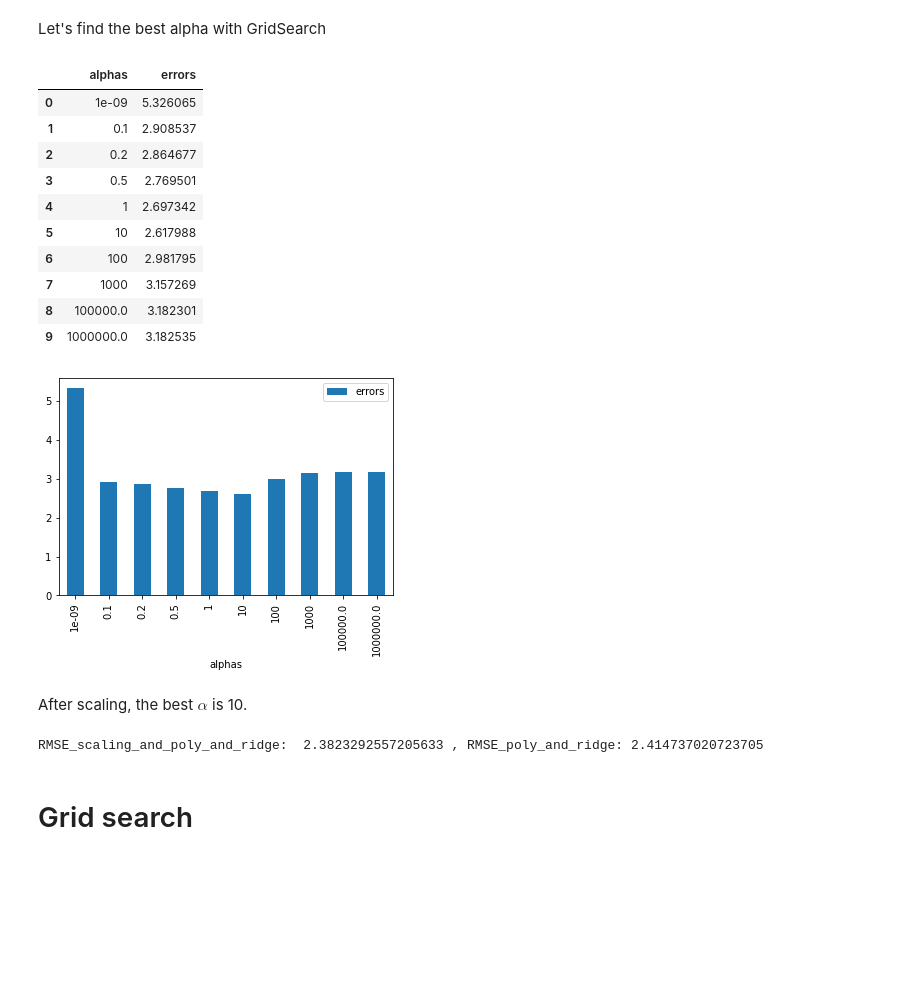
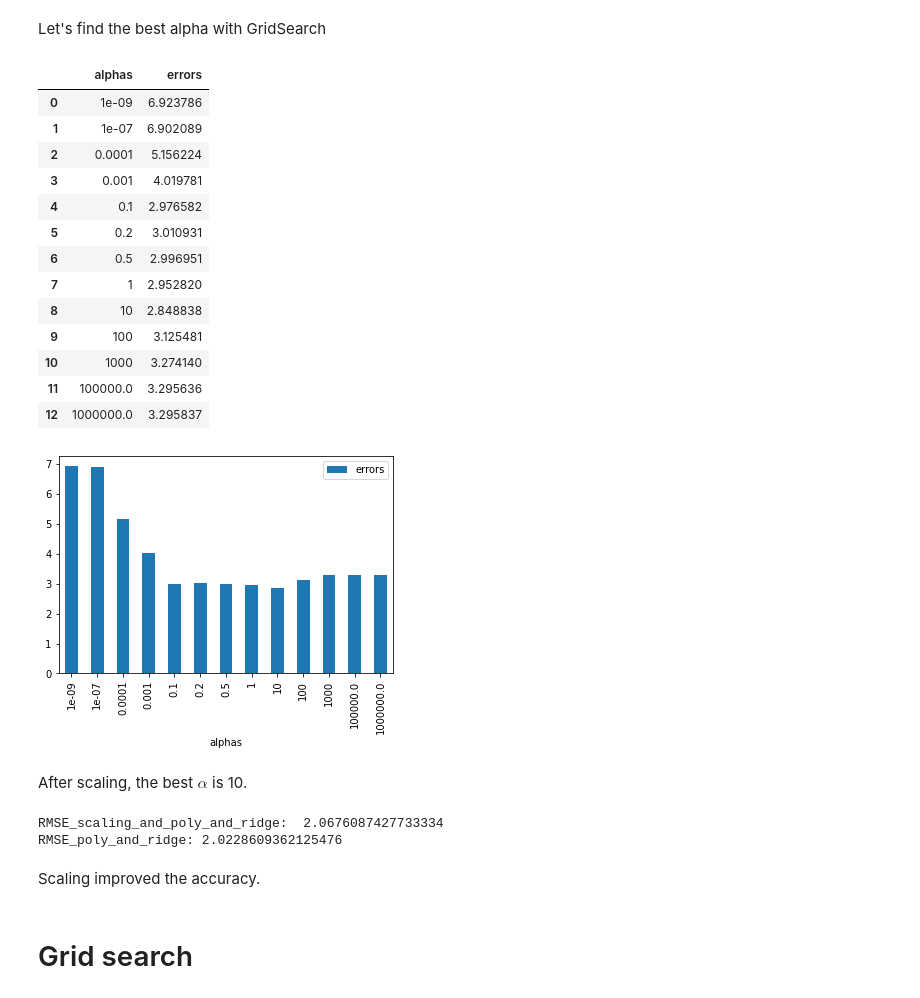
Before and after one commit to andreaaraldo/machine-learning-for-networks, a Jupyter notebook: 02.regression/c.regularization.ipynb, the cells around one changed output. Cells and saved outputs as stored; diff of their text form; code cells hidden in the pictures; blank space fills up the shorter version.

```diff
--- a/02.regression/c.regularization.ipynb
+++ b/02.regression/c.regularization.ipynb
@@ -104,8 +104,8 @@ df.head()
 # %% [markdown]
 Let's try to infer BufferHealth from the following features
 # %%
-features = ['PacketsSent', 'PacketsReceived',
-            'BytesSent1', 'KBytesReceived_log','BytesSent_log']
+features = ['KBytesReceived_log','BytesSent_log', 'PacketsSent',
+            'PacketsReceived', 'BytesSent1']
 
 X = df[features].values
 y = df['BufferHealth'].values
@@ -113,7 +113,7 @@ y = df['BufferHealth'].values
 We will try different parameters of a model on the training set and evaluate their performance on the test set.
 # %%
 X_train, X_test, y_train, y_test =train_test_split(
-    X,y, test_size=0.2, shuffle=True, random_state=7)
+    X,y, test_size=0.3, shuffle=True, random_state=7)
 # %% [markdown]
 Let's first try a simple linear regression
 # %%
@@ -180,7 +180,7 @@ df_errors
 # %% [markdown]
 Let's analyze the best Ridge regression model.
 # %%
-model = Ridge(alpha=10000)
+model = Ridge(alpha=100000)
 model.fit(X_train, y_train)
 stats.summary(model, X_train, y_train)
 # %% [output]
@@ -328,32 +334,35 @@ def MyScalingAndPolyRidge(degree=2, alpha=2):
 # %% [markdown]
 Let's find the best alpha with GridSearch
 # %%
-alphas = [1e-9, 0.1, 0.2, 0.5, 1, 10, 100, 1000, 1e5, 1e6]
+alphas = [1e-9, 1e-7, 1e-4, 1e-3, 0.1, 0.2, 0.5, 1, 10, 100, 1000, 1e5, 1e6]
 errors = []
 for a in alphas:
     scores = cross_val_score(MyScalingAndPolyRidge(degree=2,
                     alpha=a),
                 X_train, y_train, cv=k_fold,
                 scoring = 'neg_mean_squared_error')
     errors.append(sqrt(mean(-scores) ) )
 
 df_errors = pd.DataFrame({'alphas':[str(a) for a in alphas],
                         'errors':errors})
 ax = df_errors.plot.bar(x='alphas')
 df_errors
 # %% [output]
 |  | alphas | errors |
-| 0 | 1e-09 | 5.326065 |
-| 1 | 0.1 | 2.908537 |
-| 2 | 0.2 | 2.864677 |
-| 3 | 0.5 | 2.769501 |
-| 4 | 1 | 2.697342 |
-| 5 | 10 | 2.617988 |
-| 6 | 100 | 2.981795 |
-| 7 | 1000 | 3.157269 |
-| 8 | 100000.0 | 3.182301 |
-| 9 | 1000000.0 | 3.182535 |
+| 0 | 1e-09 | 6.923786 |
+| 1 | 1e-07 | 6.902089 |
+| 2 | 0.0001 | 5.156224 |
+| 3 | 0.001 | 4.019781 |
+| 4 | 0.1 | 2.976582 |
+| 5 | 0.2 | 3.010931 |
+| 6 | 0.5 | 2.996951 |
+| 7 | 1 | 2.952820 |
+| 8 | 10 | 2.848838 |
+| 9 | 100 | 3.125481 |
+| 10 | 1000 | 3.274140 |
+| 11 | 100000.0 | 3.295636 |
+| 12 | 1000000.0 | 3.295837 |
-[figure, old version]
+[figure, new version]
 # %% [markdown]
 After scaling, the best $\alpha$ is 10.
 # %%
@@ -366,10 +375,13 @@ RMSE_scaling_and_poly_and_ridge = \
 
 print("RMSE_scaling_and_poly_and_ridge: ",
       RMSE_scaling_and_poly_and_ridge,
-      ", RMSE_poly_and_ridge:",
+      "\nRMSE_poly_and_ridge:",
       RMSE_poly_and_ridge)
 # %% [output]
-RMSE_scaling_and_poly_and_ridge:  2.3823292557205633 , RMSE_poly_and_ridge: 2.414737020723705
+RMSE_scaling_and_poly_and_ridge:  2.0676087427733334
+RMSE_poly_and_ridge: 2.0228609362125476
+# %% [markdown]
+Scaling improved the accuracy.
 # %% [markdown]
 # Grid search
 # %% [markdown]
```
Also changed, not shown: parts of 28 cells of this notebook.
